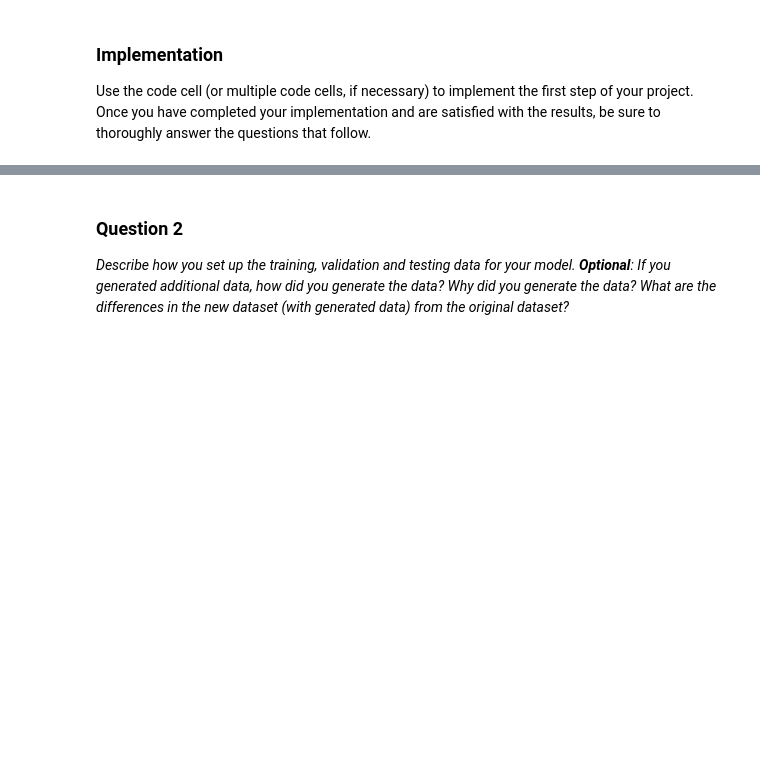
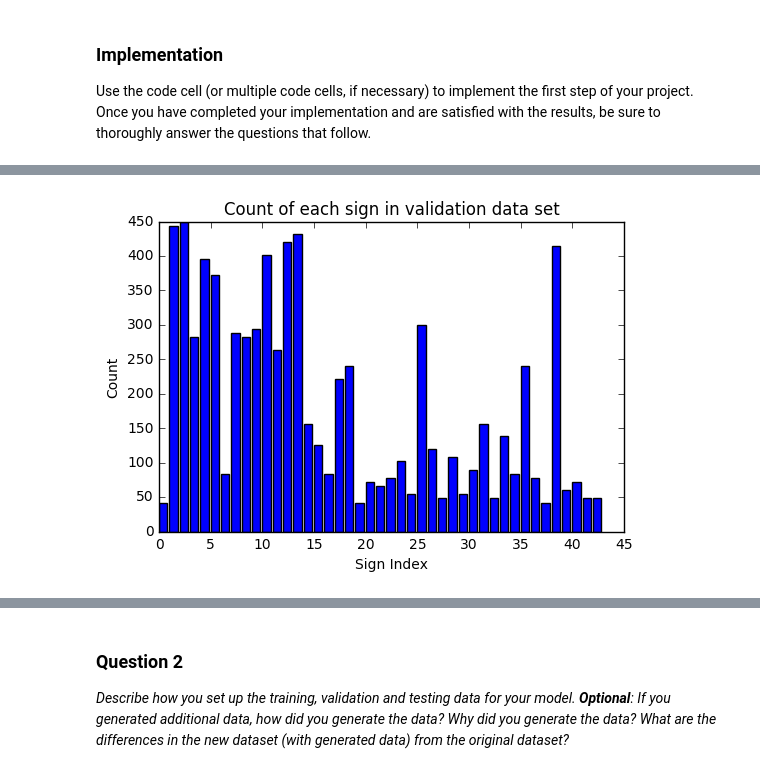
Before and after one commit to merbar/CarND-Traffic-Signs, a Jupyter notebook: Traffic_Signs_Recognition.ipynb, the cells around one changed output, grey strips where cells are left out. Cells and saved outputs as stored; diff of their text form; code cells hidden in the pictures; blank space fills up the shorter version.

```diff
--- a/Traffic_Signs_Recognition.ipynb
+++ b/Traffic_Signs_Recognition.ipynb
@@ -227,16 +260,0 @@ The resulting greyscale values were scaled in order to keep the problem well-con
-# %%
-### Generate data additional data (OPTIONAL!)
-### and split the data into training/validation/testing sets here.
-### Feel free to use as many code cells as needed.
-
-# types of signs are very unevenly distributed throughout the data sets. Might want to even it out by creating new, jittered data
-# => Have validation set be the same size as the test set = 12630
-
-signs = np.asarray(y_train)
-y_pos = np.arange(n_classes)
-signCounts = []
-for i in range(n_classes):
-    condArr = np.where(y_train==i)[0]
-    ratioToTotalData = condArr.size / len(X_train)
-    signCounts.append([condArr, ratioToTotalData])
-# signCounts is [arr of indeces][ratio of samples of type x in total data set]
@@ -242,0 +284,72 @@ for i in range(n_classes):
+# %%
+### Generate data additional data (OPTIONAL!)
+### and split the data into training/validation/testing sets here.
+### Feel free to use as many code cells as needed.
+
+from sklearn.model_selection import train_test_split
+from sklearn.utils import shuffle
+
+train_features, valid_features, train_labels, valid_labels = train_test_split(
+X_trainData,
+y_train,
+test_size=0.20,
+random_state=42,
+stratify=y_train)
+
+# create jittered training data set
+train_jittered = []
+train_labels_jittered = []
+for i in range(len(train_features)):
+    for j in range(4):
+        offsetX = random.uniform(-2., 2.)
+        offsetY = random.uniform(-2., 2.)
+        rot = random.uniform(-15., 15.)
+        scale = random.uniform(0.9, 1.1)
+        train_jittered.append(jitterImg(train_features[i], offsetX, offsetY, rot, scale))
+        train_labels_jittered.append(train_labels[i])
+
+# shuffle newly created training set
+#train_jittered, train_labels_jittered = shuffle(train_jittered, train_labels_jittered)
+train_labels_jittered = np.asarray(train_labels_jittered)
+
+print('size of ORIGINAL training data: %s' % len(train_features))
+print('size of JITTERED training data: %s' % len(train_jittered))
+print('size of validation data: %s' % len(valid_features))
+
+fig, ax = plt.subplots()
+signs = np.asarray(y_train)
+y_pos = np.arange(n_classes)
+validDataSignCounts = []
+for i in range(n_classes):
+    condArr = np.where(valid_labels==i)[0]
+    validDataSignCounts.append(condArr.size)
+bar1 = ax.bar(y_pos, validDataSignCounts)
+ax.set_xlabel('Sign Index')
+ax.set_ylabel('Count')
+ax.set_title('Count of each sign in validation data set')
+
+fig, ax = plt.subplots()
+validDataSignCounts = []
+for i in range(n_classes):
+    condArr = np.where(train_labels==i)[0]
+    validDataSignCounts.append(condArr.size)
+bar1 = ax.bar(y_pos, validDataSignCounts)
+ax.set_xlabel('Sign Index')
+ax.set_ylabel('Count')
+ax.set_title('Count of each sign in ORIGINAL test data set')
+plt.show()
+
+train_features = train_jittered
+train_labels = train_labels_jittered
+
+fig, ax = plt.subplots()
+validDataSignCounts = []
+for i in range(n_classes):
+    condArr = np.where(train_labels==i)[0]
+    validDataSignCounts.append(condArr.size)
+bar1 = ax.bar(y_pos, validDataSignCounts)
+ax.set_xlabel('Sign Index')
+ax.set_ylabel('Count')
+ax.set_title('Count of each sign in JITTERED test data set')
+plt.show()
+# %% [output]
@@ -242,0 +359 @@ for i in range(n_classes):
+[figure, added]
```
Also changed, not shown: parts of 34 cells of this notebook.
